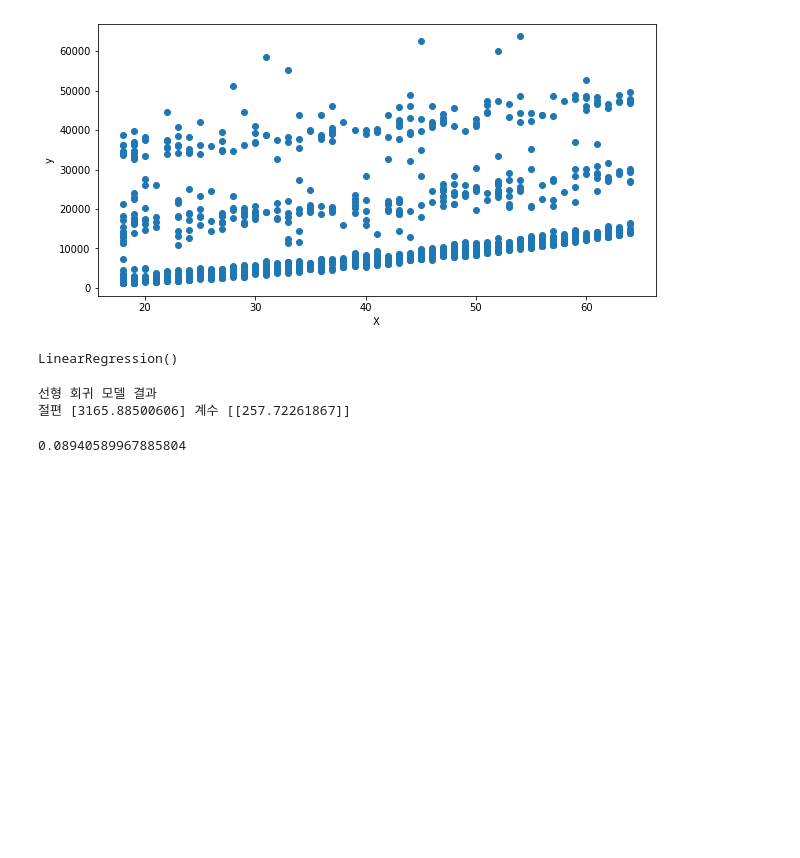
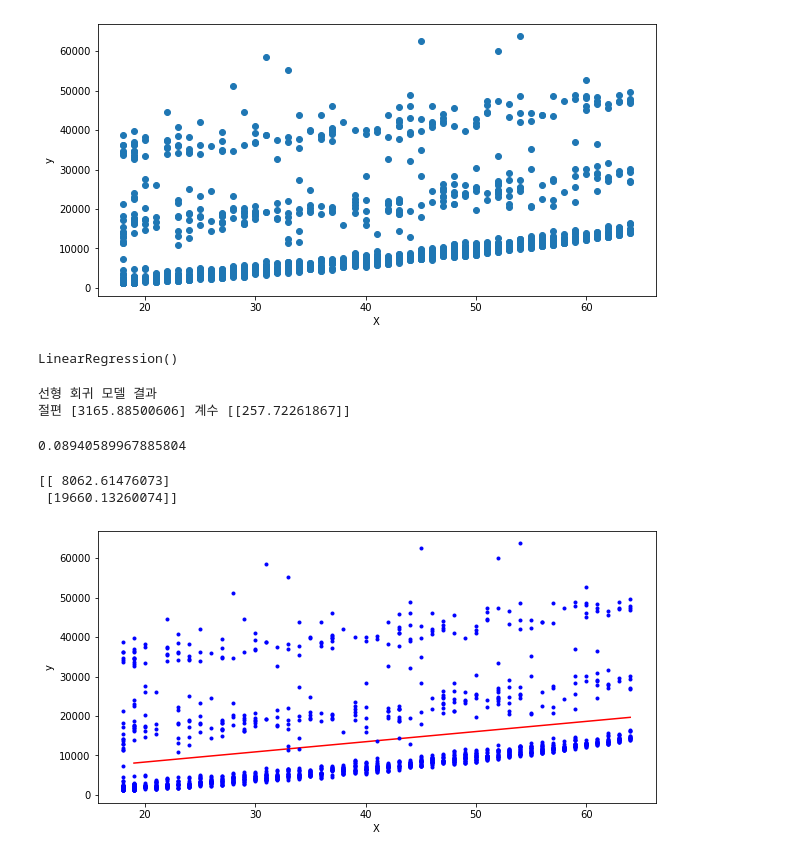
Before and after one commit to chw8207/ADP-study, a Jupyter notebook: 머신러닝_지도학습.ipynb, the cells around one changed output. Saved outputs shown, nothing was run; the diff lists cells and outputs as text; code cells hidden in the pictures; blank space fills up the shorter version.

```diff
--- a/머신러닝_지도학습.ipynb
+++ b/머신러닝_지도학습.ipynb
@@ -63,3 +63,21 @@ print('절편', lr.intercept_, '계수', lr.coef_)
 print(lr.score(X,y))
 # %% [output]
 0.08940589967885804
+# %%
+# 새로운 데이터 샘플을 선형 회귀모델에 입력한 뒤 예측
+X_new = [[19],[64]]
+y_hat = lr.predict(X_new)
+print(y_hat)
+# %% [output]
+[[ 8062.61476073]
+ [19660.13260074]]
+# %%
+# 회귀분석 시각화
+plt.figure(figsize=(10,5))
+plt.plot(X_new, y_hat, '-r')
+plt.plot(X, y, 'b.')
+plt.xlabel('X')
+plt.ylabel('y')
+plt.show()
+# %% [output]
+[figure, added]
```
